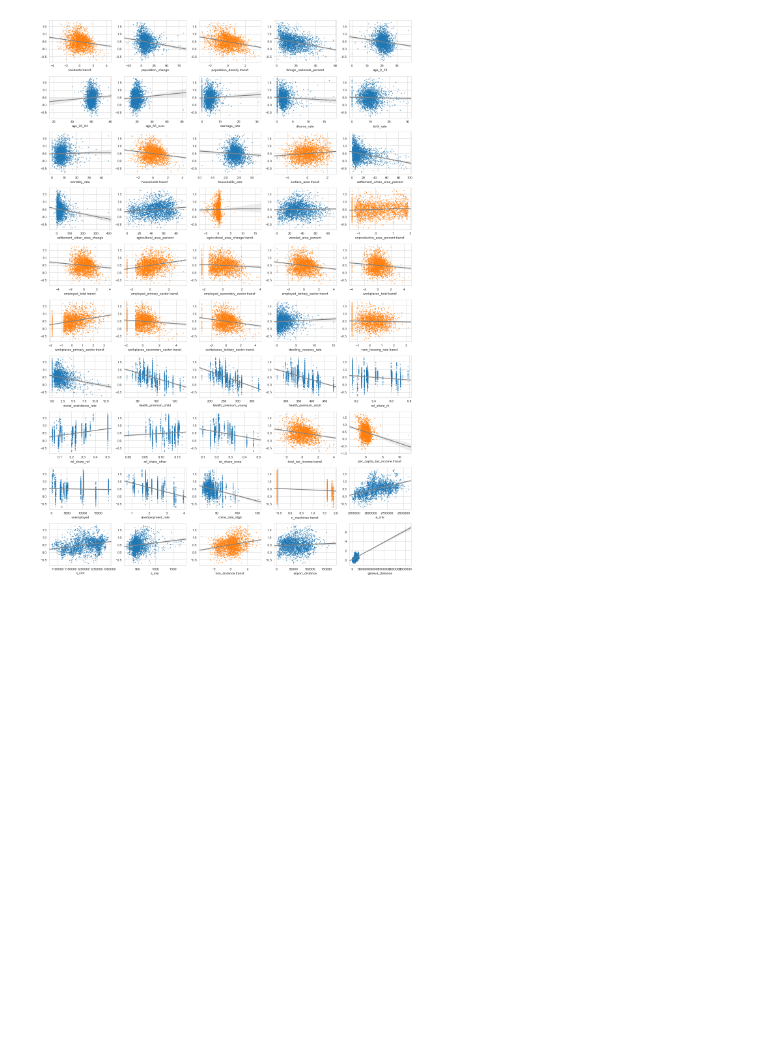
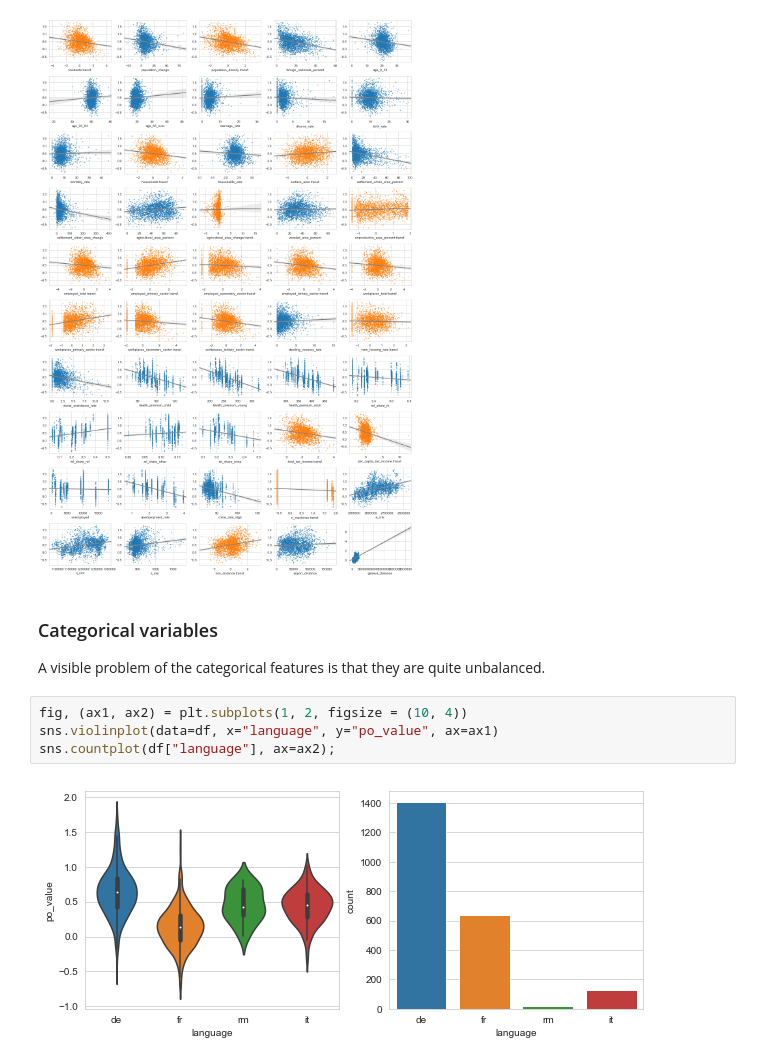
Before and after one commit to jschrein/epfl-exts-adsml-capstone-project, a Jupyter notebook: 03 Exploratory Data Analysis.ipynb, the cells around one changed output. Drawn from its saved outputs; the diff is of its cells as text; blank space fills up the shorter version.

Commit message:
03 Exploratory Data Analysis: violin plots for categorical features.

```diff
--- a/03 Exploratory Data Analysis.ipynb
+++ b/03 Exploratory Data Analysis.ipynb
@@ -413,3 +429,13 @@ for i, ax in enumerate(axs.flatten()):
 plt.tight_layout()
 # %% [output]
 [figure]
+# %% [markdown]
+### Categorical variables
+
+A visible problem of the categorical features is that they are quite unbalanced.
+# %%
+fig, (ax1, ax2) = plt.subplots(1, 2, figsize = (10, 4))
+sns.violinplot(data=df, x="language", y="po_value", ax=ax1)
+sns.countplot(df["language"], ax=ax2);
+# %% [output]
+[figure, added]
```
Also changed, not shown: parts of 8 cells of this notebook.
